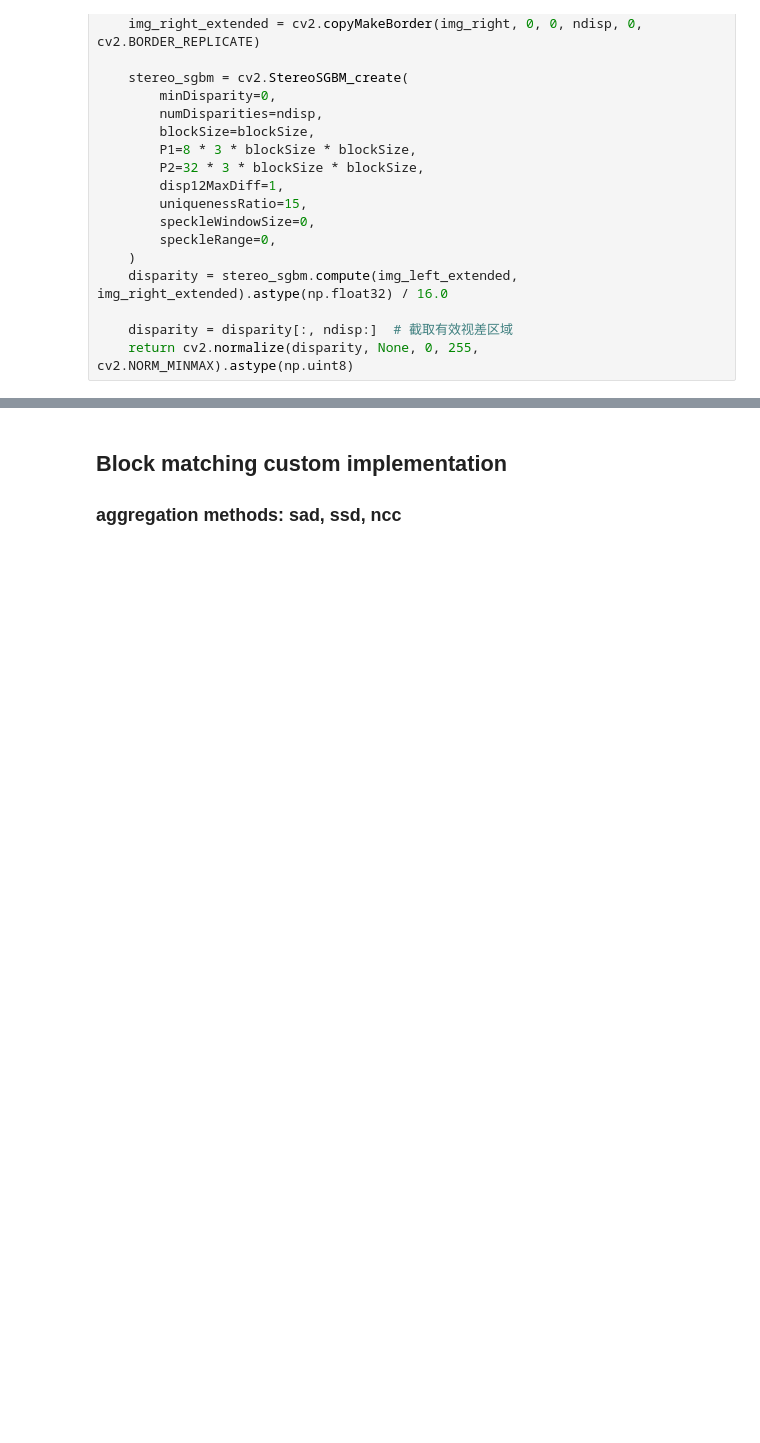
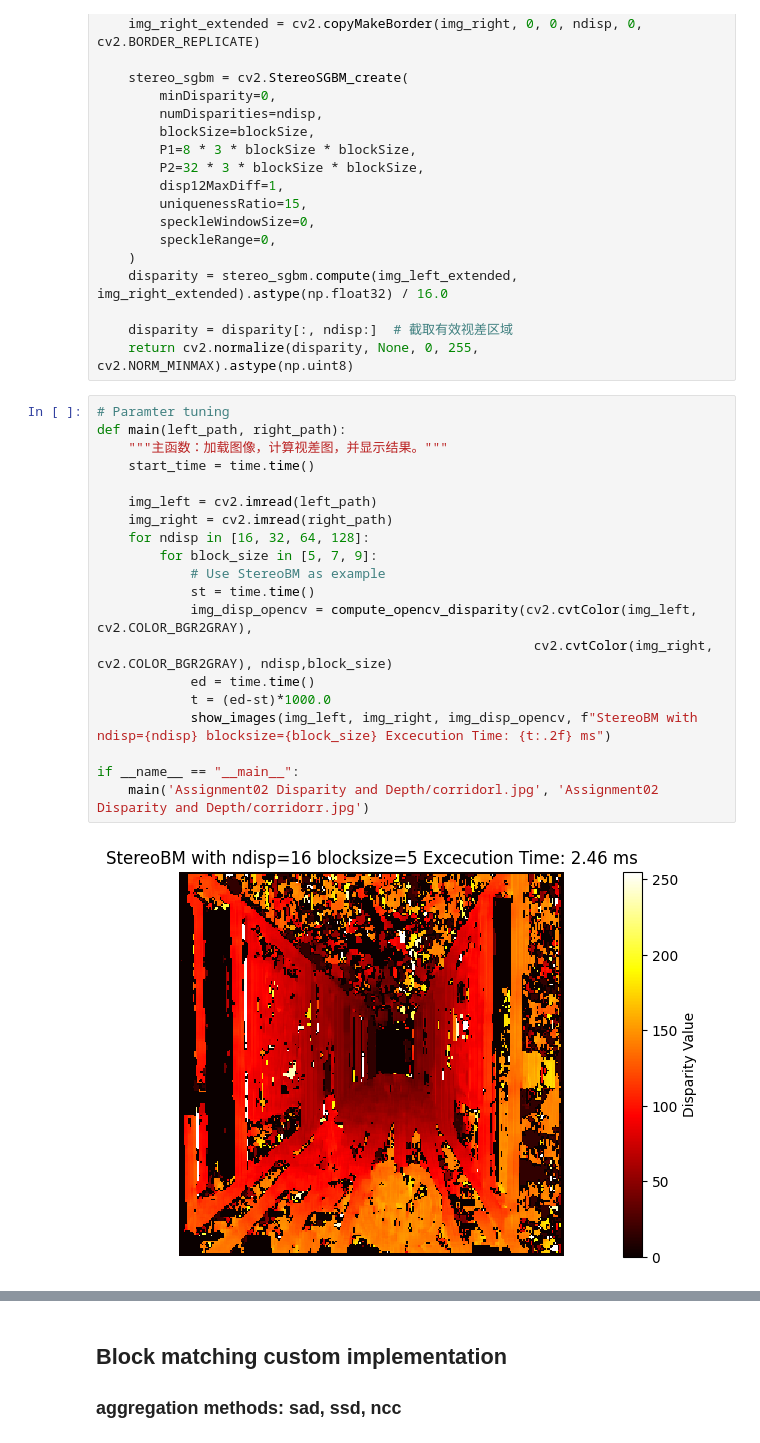
Before and after one commit to szhang012/AI6121_CV_assignment2, a Jupyter notebook: disparity.ipynb, the cells around one changed output, grey strips where cells are left out. Drawn from its saved outputs; the diff is of its cells as text; blank space fills up the shorter version.

```diff
--- a/disparity.ipynb
+++ b/disparity.ipynb
@@ -85,3 +85,25 @@ def compute_stereosgbm_disparity(img_left, img_right, ndisp,blockSize):
 
     disparity = disparity[:, ndisp:]  # 截取有效视差区域
     return cv2.normalize(disparity, None, 0, 255, cv2.NORM_MINMAX).astype(np.uint8)
+# %%
+# Paramter tuning
+def main(left_path, right_path):
+    """主函数：加载图像，计算视差图，并显示结果。"""
+    start_time = time.time()
+
+    img_left = cv2.imread(left_path)
+    img_right = cv2.imread(right_path)
+    for ndisp in [16, 32, 64, 128]:
+        for block_size in [5, 7, 9]:
+            # Use StereoBM as example
+            st = time.time()
+            img_disp_opencv = compute_opencv_disparity(cv2.cvtColor(img_left, cv2.COLOR_BGR2GRAY),
+                                                        cv2.cvtColor(img_right, cv2.COLOR_BGR2GRAY), ndisp,block_size)
+            ed = time.time()
+            t = (ed-st)*1000.0
+            show_images(img_left, img_right, img_disp_opencv, f"StereoBM with ndisp={ndisp} blocksize={block_size} Excecution Time: {t:.2f} ms")
+
+if __name__ == "__main__":
+    main('Assignment02 Disparity and Depth/corridorl.jpg', 'Assignment02 Disparity and Depth/corridorr.jpg')
+# %% [output]
+[figure, added]
```
Also changed, not shown: parts of 2 cells of this notebook.
